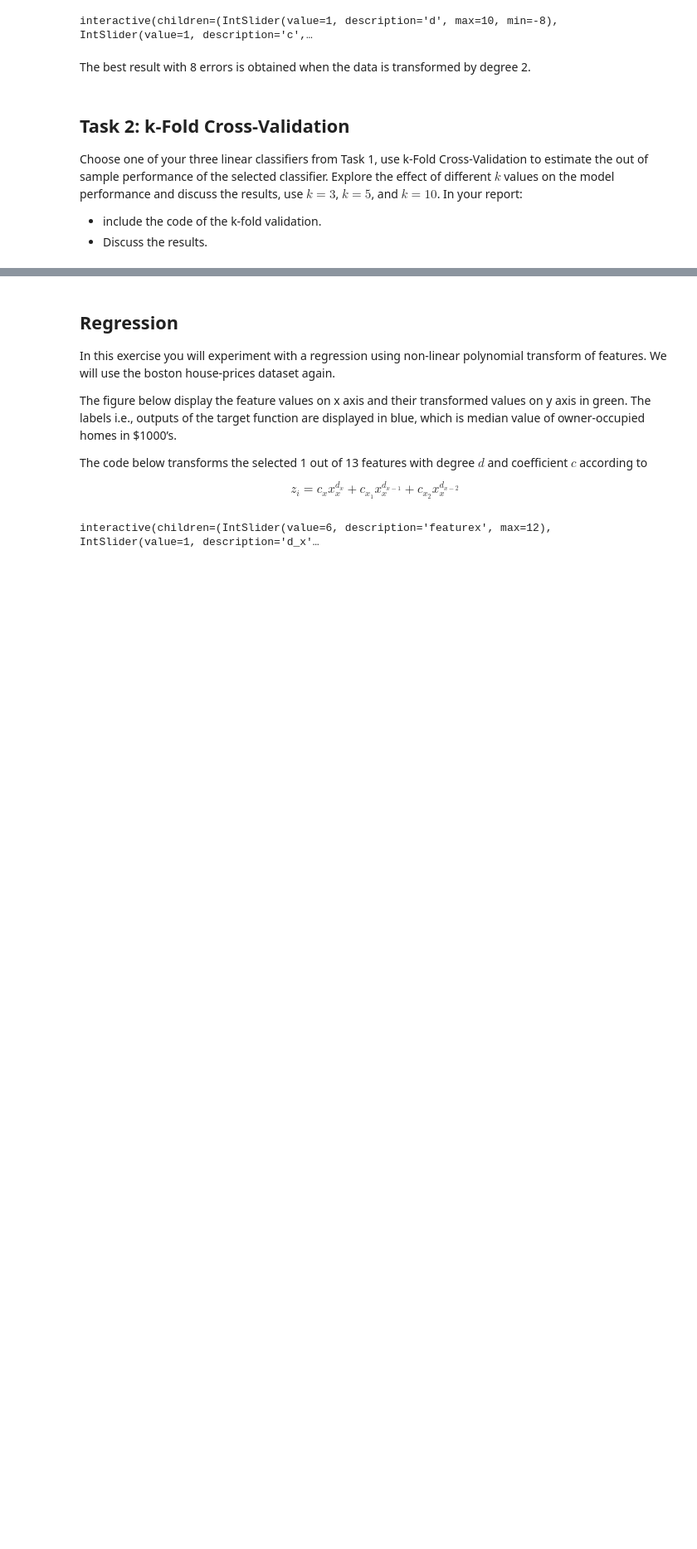
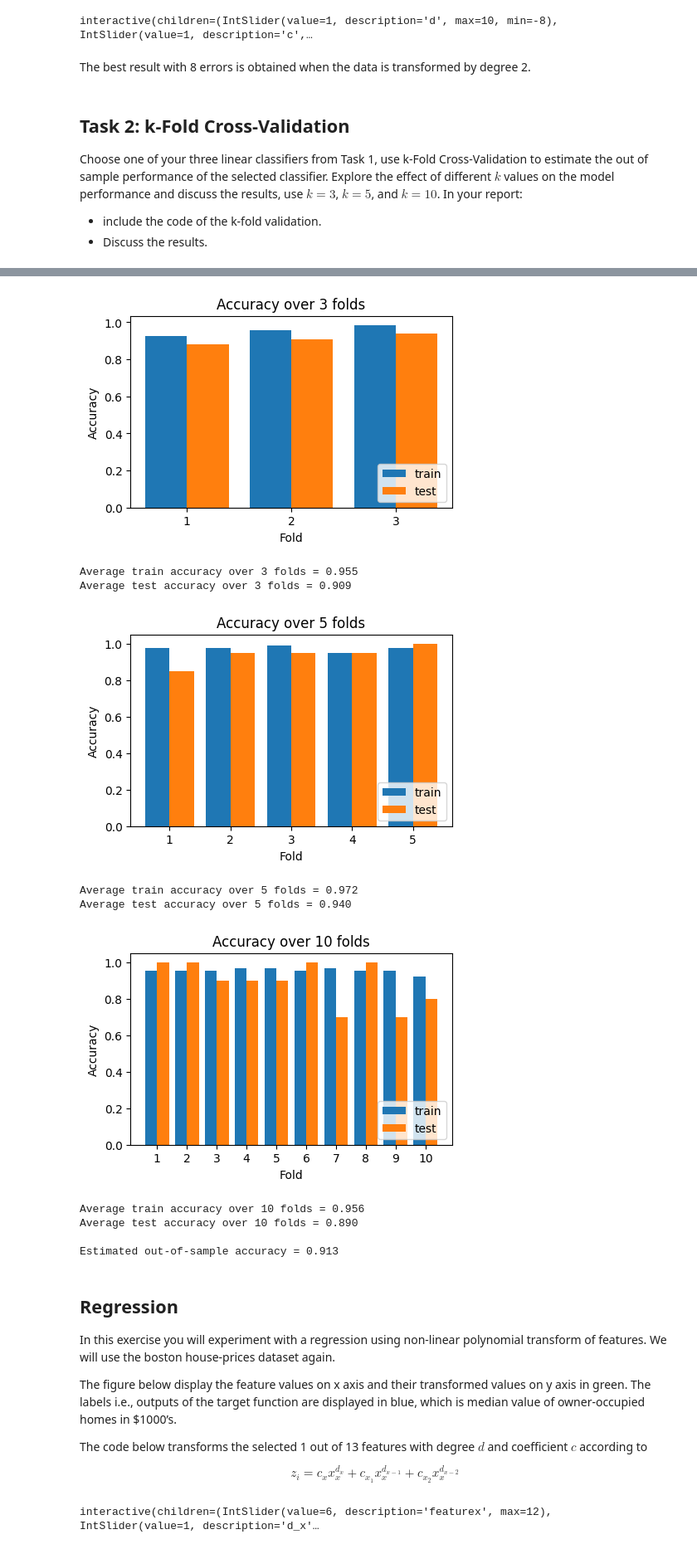
Before and after one commit to rachung2510/machine-learning-course, a Jupyter notebook: ML_non_linear_predictors.ipynb, the cells around one changed output, grey strips where cells are left out. Shown: that part at 83% size. Drawn from its saved outputs; the diff is of its cells as text; code cells hidden in the pictures; blank space fills up the shorter version.

```diff
--- a/ML_non_linear_predictors.ipynb
+++ b/ML_non_linear_predictors.ipynb
@@ -332,3 +326,21 @@ NameError: name 'N' is not defined
+# %%
+train_acc_k3, test_acc_k3 = cross_validate(3, X, y)
+train_acc_k5, test_acc_k5 = cross_validate(5, X, y)
+train_acc_k10, test_acc_k10 = cross_validate(10, X, y)
+
+print("\nEstimated out-of-sample accuracy = %.3f" % np.average([test_acc_k3, test_acc_k5, test_acc_k10]))
+# %% [output]
+[figure, added]
+Average train accuracy over 3 folds = 0.955
+Average test accuracy over 3 folds = 0.909
+[figure, added]
+Average train accuracy over 5 folds = 0.972
+Average test accuracy over 5 folds = 0.940
+[figure, added]
+Average train accuracy over 10 folds = 0.956
+Average test accuracy over 10 folds = 0.890
+
+Estimated out-of-sample accuracy = 0.913
 # %% [markdown]
 ## Regression
 
```
Also changed, not shown: parts of 8 cells of this notebook.
